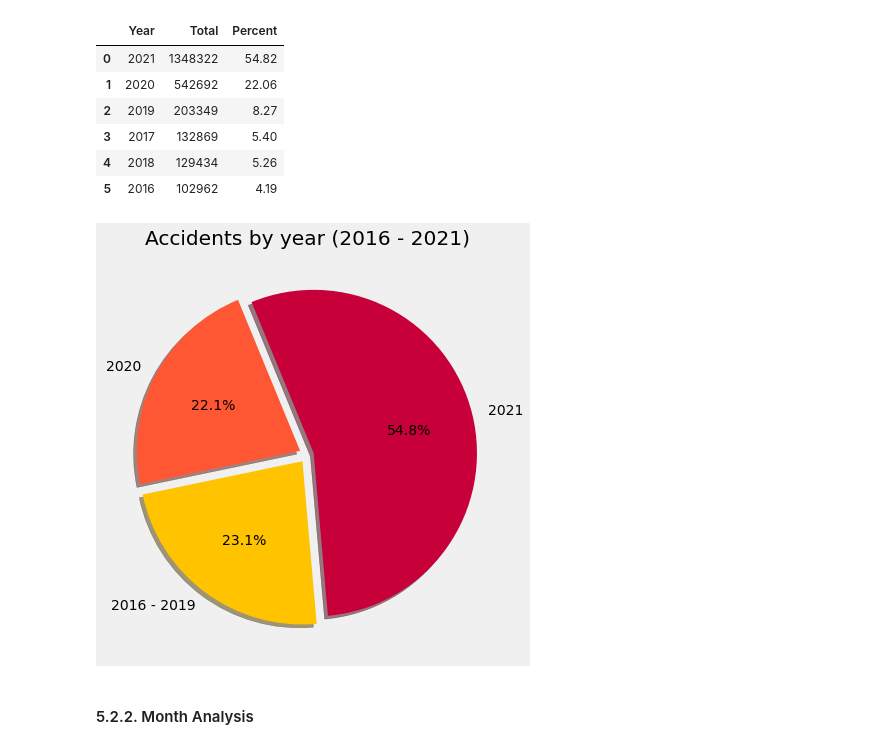
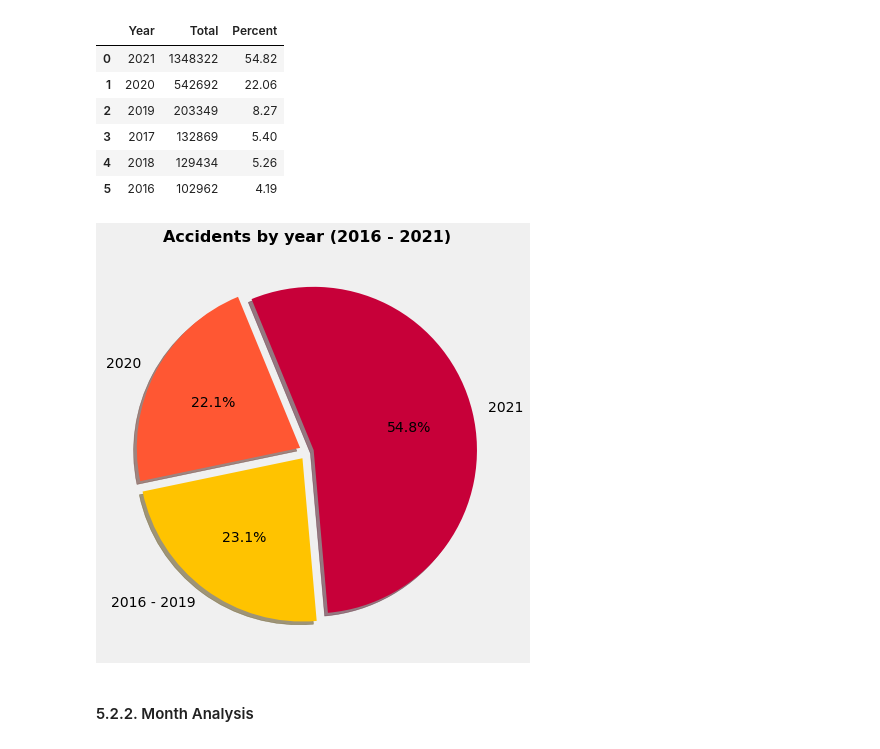
Before and after one commit to lyubol/Exploratory-Data-Analysis, a Jupyter notebook: EDA - US Accidents/US Accidents-checkpoint.ipynb, the cells around one changed output. Drawn from its saved outputs; the diff is of its cells as text; code cells hidden in the pictures.

Commit message:
Added visualizations to the Time Analysis section

```diff
--- a/EDA - US Accidents/US Accidents-checkpoint.ipynb
+++ b/EDA - US Accidents/US Accidents-checkpoint.ipynb
@@ -623,6 +623,8 @@ df_top_highways_by_state_ranked.sort_values(["Street", "Rank", "State"]).head(20
 INSIGHT: Looks like the car accidents are increasing significantly in the past 5 year. More than 50% of all car accidents in the past 5 years happened during 2021.
 # %%
 # Calculate the total accidents per year
+
+df["Start_Year"] = df["Start_Time"].dt.year
 
 df_accidents_by_year = (
     df["Start_Year"]
@@ -650,27 +652,27 @@ df_accidents_by_year.head(6)
 # %%
 # Group all years between 2016 and 2019 and compare them with 2020 and 2021 to highlight the dramatic increase in accidents.
 
 recent_years = df_accidents_by_year[df_accidents_by_year["Year"].isin([2021, 2020])]
 
 years_aggregated = pd.DataFrame({
     "Year": "2016 - 2019",
     "Total": [df_accidents_by_year[~df_accidents_by_year["Year"].isin([2021, 2020])]["Total"].sum()],
     "Percent": [df_accidents_by_year[~df_accidents_by_year["Year"].isin([2021, 2020])]["Percent"].sum()]
 })
 
 years_appended = recent_years.append(years_aggregated)
 
 slices = years_appended["Percent"]
 labels = years_appended["Year"]
 explode = [0.04, 0.05, 0.05]
 colors = ["#C70039", "#FF5733", "#FFC300"]
 
 plt_size = plt.figure(figsize=(10,7))
 plt.pie(slices, labels=labels, explode=explode, colors=colors, shadow=True, autopct="%1.1f%%", startangle=-85)
-plt.title("Accidents by year (2016 - 2021)")
+plt.title("Accidents by year (2016 - 2021)", fontweight="bold", fontsize=16)
 plt.show()
 # %% [output]
-[figure, old version]
+[figure, new version]
 # %% [markdown]
 #### 5.2.2. Month Analysis
 # %% [markdown]
```
Also changed, not shown: parts of 2 cells of this notebook.
